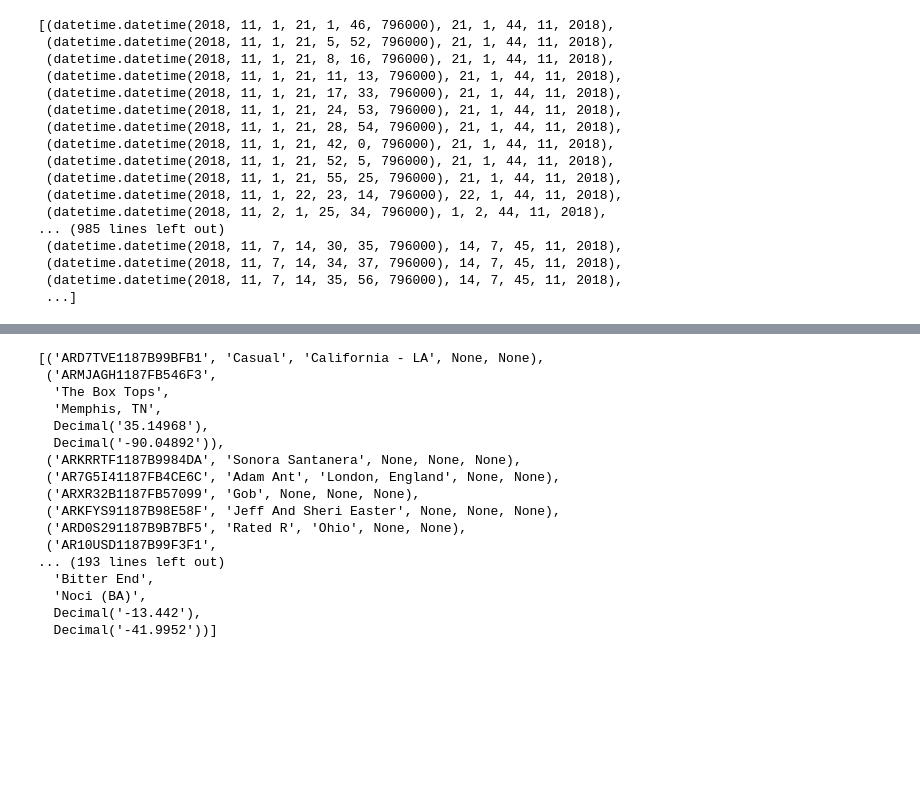
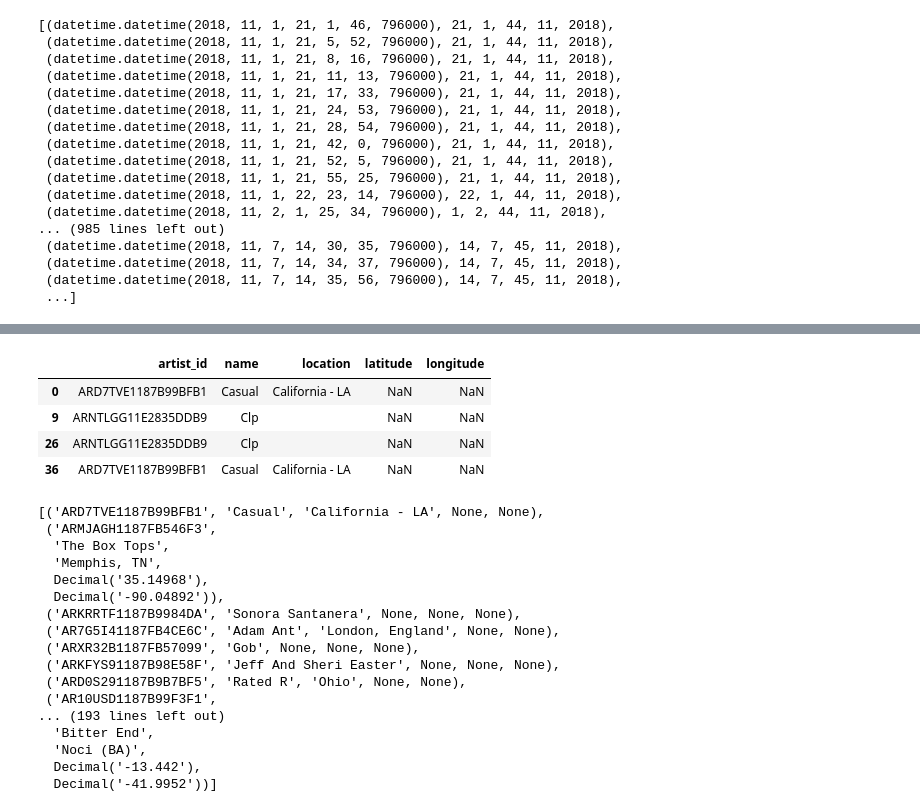
Before and after one commit to nicobaguio/Data_Modeling_with_Postgres, a Jupyter notebook: etl.ipynb, the cells around one changed output, grey strips where cells are left out. Cells and saved outputs as stored; diff of their text form; code cells hidden in the pictures; blank space fills up the shorter version.

```diff
--- a/etl.ipynb
+++ b/etl.ipynb
@@ -167,3 +161,13 @@ curr.fetchall()
+# %%
+unique_artist_id = artists_df['artist_id'].value_counts()
+# %%
+artists_df.loc[artists_df['artist_id'].isin(unique_artist_id[~unique_artist_id.where(unique_artist_id > 1).isna()].index.tolist())]
+# %% [output]
+|  | artist_id | name | location | latitude | longitude |
+| 0 | ARD7TVE1187B99BFB1 | Casual | California - LA | NaN | NaN |
+| 9 | ARNTLGG11E2835DDB9 | Clp |  | NaN | NaN |
+| 26 | ARNTLGG11E2835DDB9 | Clp |  | NaN | NaN |
+| 36 | ARD7TVE1187B99BFB1 | Casual | California - LA | NaN | NaN |
 # %%
 artists_df = all_songs[
     ['artist_id', 'artist_name', 'artist_location', 'artist_latitude', 'artist_longitude']
```
Also changed, not shown: parts of 12 cells of this notebook, 2 other files.
